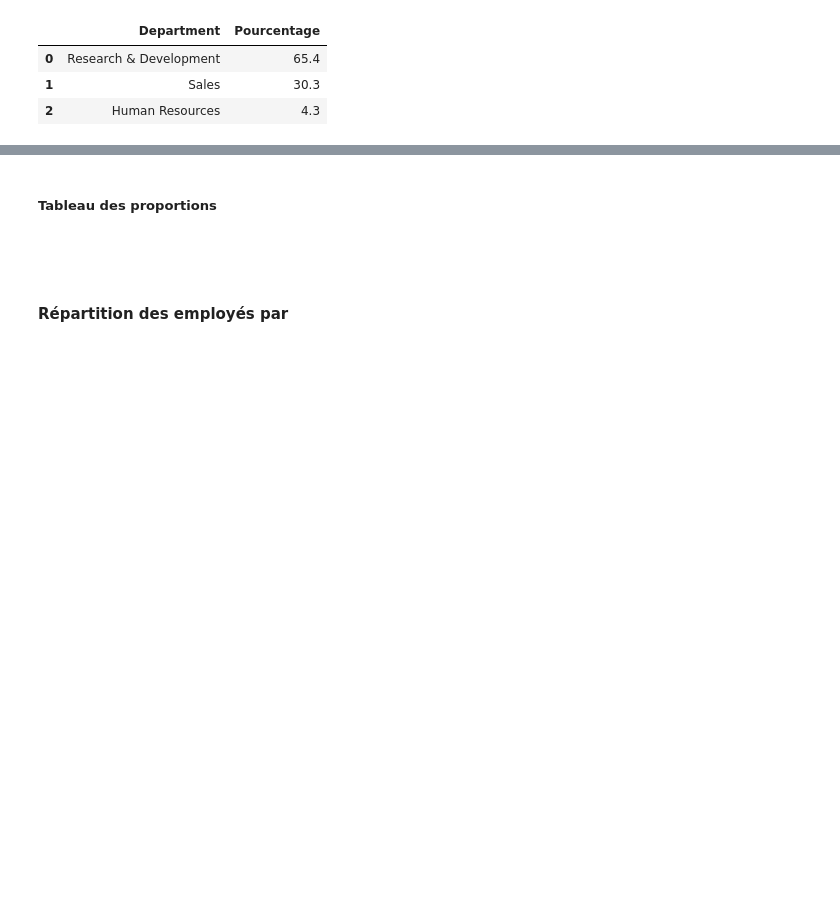
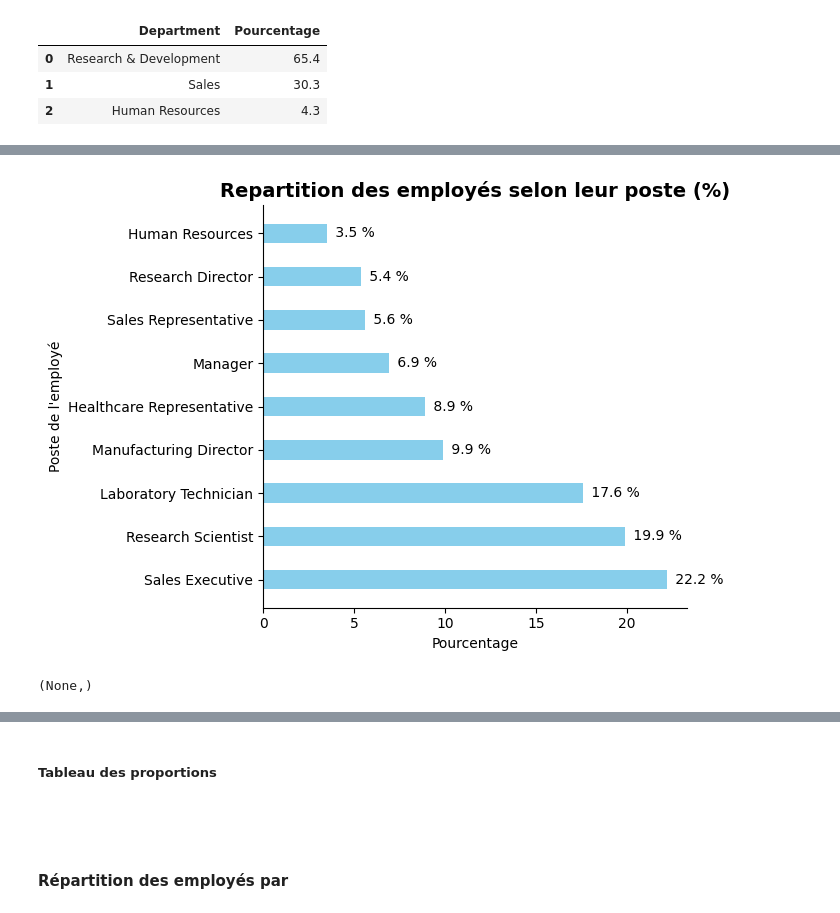
Before and after one commit to Kemuri15/employee-attrition-analysis, a Jupyter notebook: notebooks/04_axes_condition_travail.ipynb, the cells around one changed output, grey strips where cells are left out. Cells and saved outputs as stored; diff of their text form; code cells hidden in the pictures; blank space fills up the shorter version.

Commit message:
feat : 04_axes_condition_travail 1.4.1 Structure poste add and done 1.3.1 renomage colonnes add

```diff
--- a/notebooks/04_axes_condition_travail.ipynb
+++ b/notebooks/04_axes_condition_travail.ipynb
@@ -120 +128,11 @@ df_conditions_travail.head()
+# %%
+
+joblevel_name = {1 : "Niveau hiérarchique bas",
+                2 : "Niveau hiérarchique intermédiaire",
+                3 : "Niveau hiérarchique confirmé",
+                4 : "Niveau hiérarchique senior",
+                5 : "Niveau hiérarchique très senior"}
+
+df_conditions_travail["JobLevel"] = df_conditions_travail["JobLevel"].replace(joblevel_name)
+df_conditions_travail.head()
 # %% [markdown]
@@ -163,0 +189,3 @@ department_count
+# %%
+jobRole_count = value_counts_percent(df_conditions_travail["JobRole"])
+jobRole_count
@@ -163,0 +214,26 @@ department_count
+# %%
+fig , ax = plt.subplots(figsize=(7,5))
+
+ax.spines['top'].set_visible(False)
+ax.spines["right"].set_visible(False)
+
+# Données
+x = np.arange(len(jobRole_count["JobRole"]))
+y = jobRole_count["Pourcentage"]
+
+# Barplot
+barhs = ax.barh(x, y, height=0.45, color="skyblue")
+# Pourcentage affiché
+ax.bar_label(barhs, labels=[f'{v : .1F} %' for v in y ], padding=3)
+
+# axes et labels
+ax.set_yticks(x)
+ax.set_yticklabels(jobRole_count["JobRole"])
+ax.set_xlabel("Pourcentage")
+ax.set_ylabel("Poste de l'employé")
+ax.set_title("Repartition des employés selon leur poste (%)", fontsize=14, fontweight="bold")
+fig.tight_layout()
+plt.show(),
+# %% [output]
+[figure, added]
+(None,)
```
Also changed, not shown: parts of 27 cells of this notebook, 1 other file.
